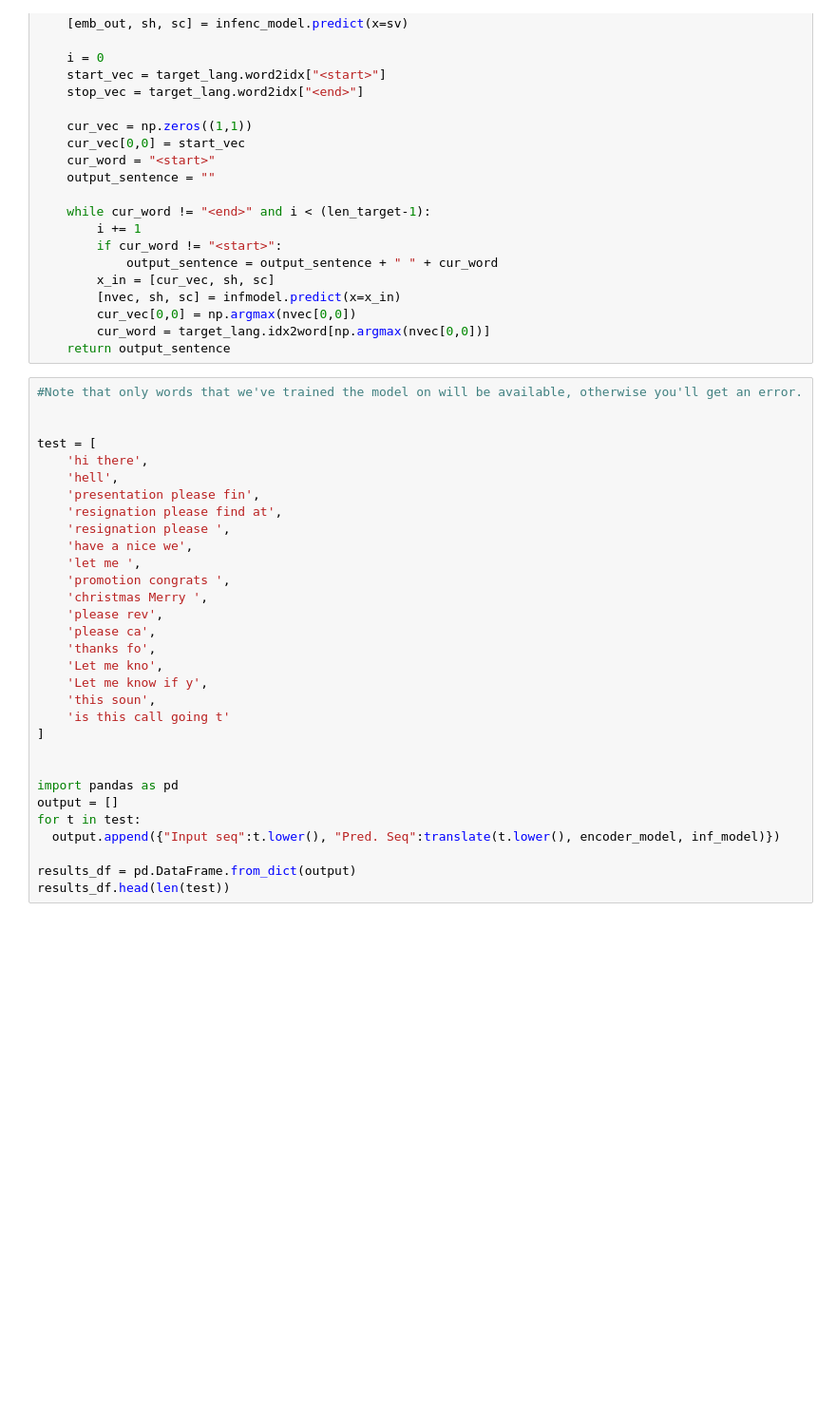
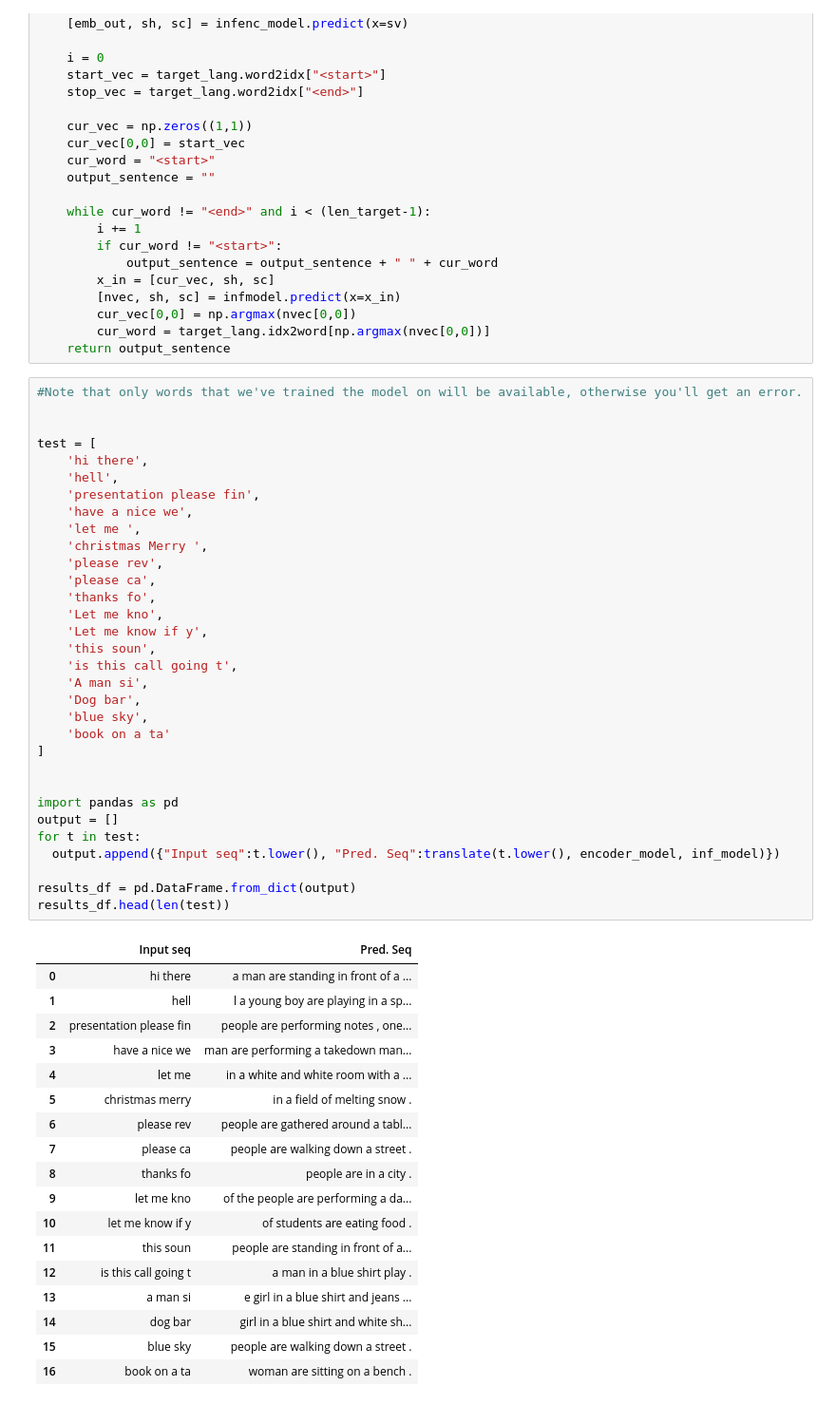
Before and after one commit to Shahid1993/colab-notebooks, a Jupyter notebook: conditional_gen.ipynb, the cells around one changed output. Shown: that part at 95% size. Saved outputs shown, nothing was run; the diff lists cells and outputs as text; blank space fills up the shorter version.

```diff
--- a/conditional_gen.ipynb
+++ b/conditional_gen.ipynb
@@ -353,34 +356,54 @@ def translate(input_sentence, infenc_model, infmodel):
 # %%
 #Note that only words that we've trained the model on will be available, otherwise you'll get an error.
 
 
 test = [
     'hi there',
     'hell',
     'presentation please fin',
-    'resignation please find at',
-    'resignation please ',
     'have a nice we',
     'let me ',
-    'promotion congrats ',
     'christmas Merry ',
     'please rev',
     'please ca',
     'thanks fo',
     'Let me kno',
     'Let me know if y',
     'this soun',
-    'is this call going t'
+    'is this call going t',
+    'A man si',
+    'Dog bar',
+    'blue sky',
+    'book on a ta'
 ]
 
 
 import pandas as pd
 output = []
 for t in test:
   output.append({"Input seq":t.lower(), "Pred. Seq":translate(t.lower(), encoder_model, inf_model)})
 
 results_df = pd.DataFrame.from_dict(output)
 results_df.head(len(test))
+# %% [output]
+|  | Input seq | Pred. Seq |
+| 0 | hi there | a man are standing in front of a ... |
+| 1 | hell | l a young boy are playing in a sp... |
+| 2 | presentation please fin | people are performing notes , one... |
+| 3 | have a nice we | man are performing a takedown man... |
+| 4 | let me | in a white and white room with a ... |
+| 5 | christmas merry | in a field of melting snow . |
+| 6 | please rev | people are gathered around a tabl... |
+| 7 | please ca | people are walking down a street . |
+| 8 | thanks fo | people are in a city . |
+| 9 | let me kno | of the people are performing a da... |
+| 10 | let me know if y | of students are eating food . |
+| 11 | this soun | people are standing in front of a... |
+| 12 | is this call going t | a man in a blue shirt play . |
+| 13 | a man si | e girl in a blue shirt and jeans ... |
+| 14 | dog bar | girl in a blue shirt and white sh... |
+| 15 | blue sky | people are walking down a street . |
+| 16 | book on a ta | woman are sitting on a bench . |
 # %%
 # This is to save the model for the web app to use for generation
 from keras.models import model_from_json
```
Also changed, not shown: parts of 3 cells of this notebook.
